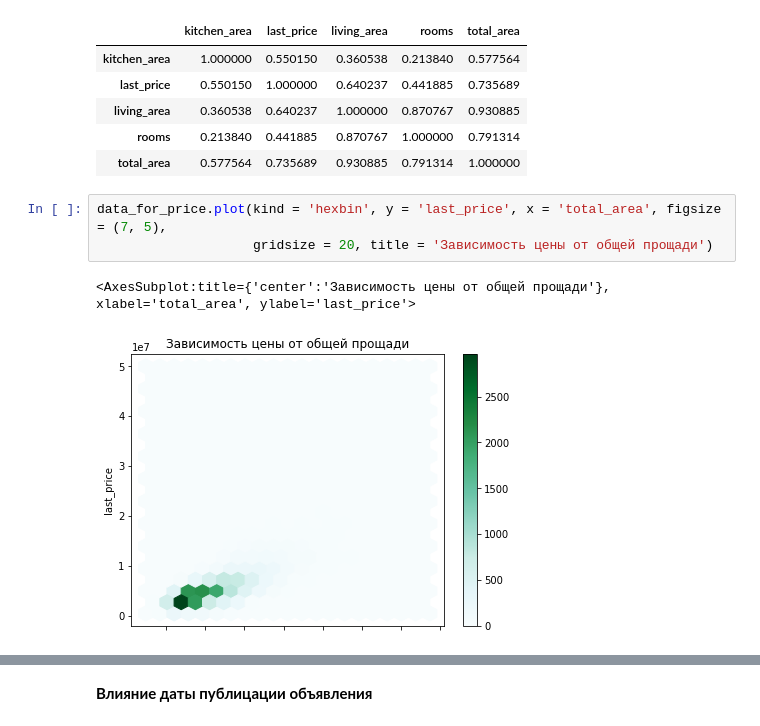
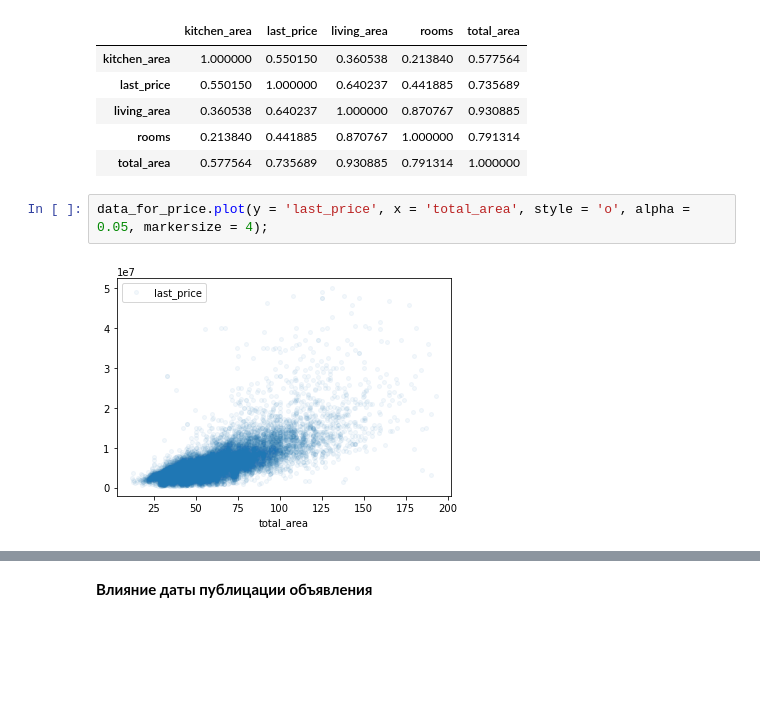
Before and after one commit to alpatika/redesigned-barnacle, a Jupyter notebook: sale_of_apartments_research.ipynb, the cells around one changed output, grey strips where cells are left out. Cells and saved outputs as stored; diff of their text form; blank space fills up the shorter version.

```diff
--- a/sale_of_apartments_research.ipynb
+++ b/sale_of_apartments_research.ipynb
@@ -632,10 +627,8 @@ display(data_for_price.corr())
 | living_area | 0.360538 | 0.640237 | 1.000000 | 0.870767 | 0.930885 |
 | rooms | 0.213840 | 0.441885 | 0.870767 | 1.000000 | 0.791314 |
 | total_area | 0.577564 | 0.735689 | 0.930885 | 0.791314 | 1.000000 |
-# %%
-data_for_price.plot(kind = 'hexbin', y = 'last_price', x = 'total_area', figsize = (7, 5),
-                    gridsize = 20, title = 'Зависимость цены от общей прощади')
-# %% [output]
-<AxesSubplot:title={'center':'Зависимость цены от общей прощади'}, xlabel='total_area', ylabel='last_price'>
-[figure, removed]
+# %%
+data_for_price.plot(y = 'last_price', x = 'total_area', style = 'o', alpha = 0.05, markersize = 4);
+# %% [output]
+[figure, added]
 # %%
```
Also changed, not shown: parts of 14 cells of this notebook, 1 other file.
